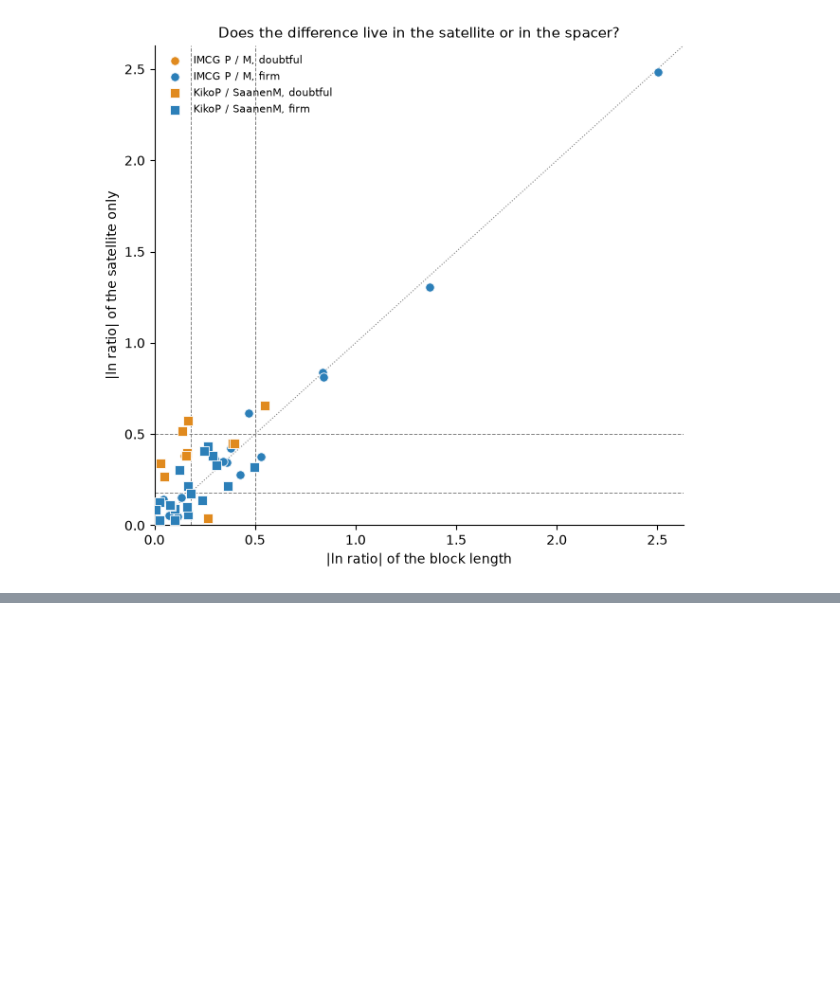
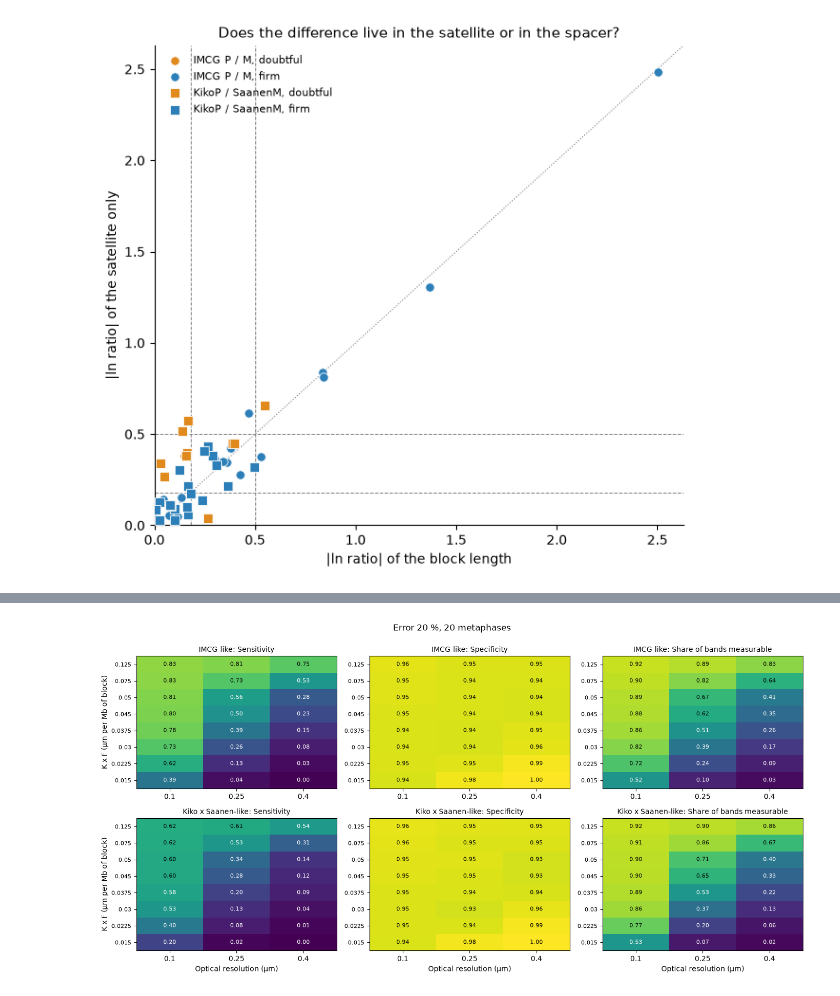
Before and after one commit to tiagoherrador/capra-hircus-karyotype-sim, a Jupyter notebook: notebooks/01_karyotype_and_simulation.ipynb, the cells around one changed output, grey strips where cells are left out. Cells and saved outputs as stored; diff of their text form; code cells hidden in the pictures; blank space fills up the shorter version.

```diff
--- a/notebooks/01_karyotype_and_simulation.ipynb
+++ b/notebooks/01_karyotype_and_simulation.ipynb
@@ -371,0 +600,18 @@ To do: reuse the earlier simulator with the rebuilt ground truth; vary K, F, opt
+# %%
+sub = agg[(agg.error == 0.20) & (agg.metaphases == 20)].groupby(['het', 'KF', 'res'])[['sens', 'spec', 'measurable']].mean().reset_index()
+fig, axes = plt.subplots(2, 3, figsize=(14, 7))
+for r, hn in enumerate(SIG_HET):
+    for c, (metric, title) in enumerate((('sens', 'Sensitivity'), ('spec', 'Specificity'), ('measurable', 'Share of bands measurable'))):
+        g = sub[sub.het == hn].pivot(index='KF', columns='res', values=metric)
+        ax = axes[r, c]; im = ax.imshow(g.values, vmin=0, vmax=1, cmap='viridis', aspect='auto', origin='lower')
+        for i in range(g.shape[0]):
+            for j in range(g.shape[1]):
+                ax.text(j, i, f'{g.values[i, j]:.2f}', ha='center', va='center', fontsize=8, color='white' if g.values[i, j] < .6 else 'black')
+        ax.set_xticks(range(g.shape[1])); ax.set_xticklabels(g.columns); ax.set_yticks(range(g.shape[0])); ax.set_yticklabels([f'{k:.3g}' for k in g.index], fontsize=8)
+        ax.set_title(f'{hn}: {title}', fontsize=10)
+        if c == 0: ax.set_ylabel('K x F (µm per Mb of block)')
+        if r == 1: ax.set_xlabel('Optical resolution (µm)')
+fig.suptitle('Error 20 %, 20 metaphases', y=0.995)
+plt.tight_layout(); fig.savefig(FIG/'sim_sensitivity_specificity.png', dpi=150); plt.show()
+# %% [output]
+[figure, added]
```
Also changed, not shown: parts of 12 cells of this notebook, 9 other files.
